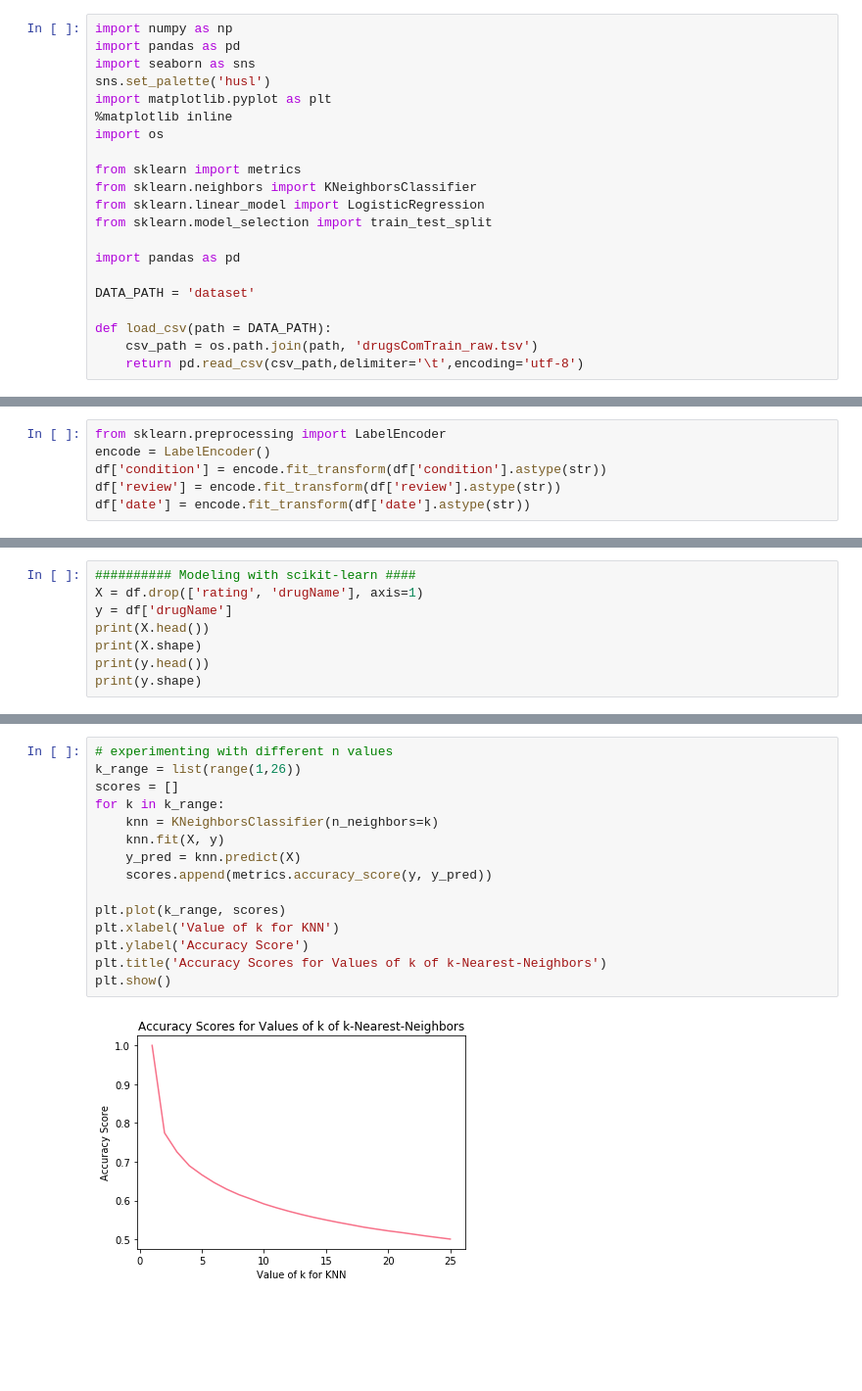
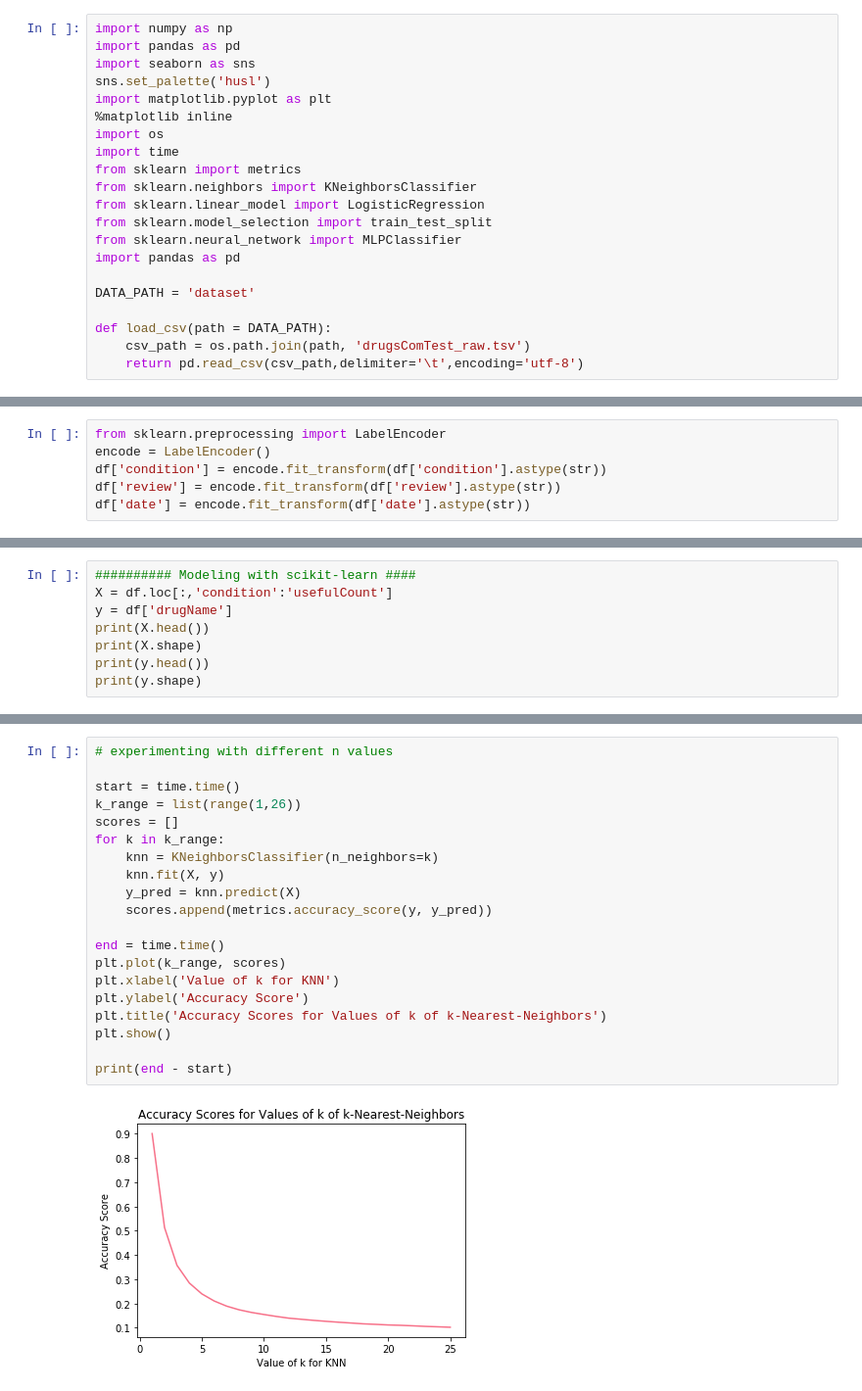
Before and after one commit to diogomotapinto/IART-Vision, a Jupyter notebook: Project.ipynb, the cells around one changed output, grey strips where cells are left out. Shown at 98% size. Saved outputs shown, nothing was run; the diff lists cells and outputs as text; blank space fills up the shorter version.

```diff
--- a/Project.ipynb
+++ b/Project.ipynb
@@ -6,18 +6,18 @@ sns.set_palette('husl')
 import matplotlib.pyplot as plt
 %matplotlib inline
 import os
-
+import time
 from sklearn import metrics
 from sklearn.neighbors import KNeighborsClassifier
 from sklearn.linear_model import LogisticRegression
 from sklearn.model_selection import train_test_split
-
+from sklearn.neural_network import MLPClassifier
 import pandas as pd
 
 DATA_PATH = 'dataset'
 
 def load_csv(path = DATA_PATH):
-    csv_path = os.path.join(path, 'drugsComTrain_raw.tsv')
+    csv_path = os.path.join(path, 'drugsComTest_raw.tsv')
     return pd.read_csv(csv_path,delimiter='\t',encoding='utf-8')
 # %%
 df = load_csv()
@@ -60,6 +60,6 @@ plt.show()
 # %%
 ########## Modeling with scikit-learn ####
-X = df.drop(['rating', 'drugName'], axis=1)
+X = df.loc[:,'condition':'usefulCount']
 y = df['drugName']
 print(X.head())
 print(X.shape)
@@ -83,17 +83,22 @@ Name: drugName, dtype: object
 # %%
 # experimenting with different n values
+
+start = time.time()
 k_range = list(range(1,26))
 scores = []
 for k in k_range:
     knn = KNeighborsClassifier(n_neighbors=k)
     knn.fit(X, y)
     y_pred = knn.predict(X)
     scores.append(metrics.accuracy_score(y, y_pred))
 
+end = time.time()
 plt.plot(k_range, scores)
 plt.xlabel('Value of k for KNN')
 plt.ylabel('Accuracy Score')
 plt.title('Accuracy Scores for Values of k of k-Nearest-Neighbors')
 plt.show()
+
+print(end - start)
 # %% [output]
-[figure, old version]
+[figure, new version]
```
Also changed, not shown: parts of 7 cells of this notebook.
